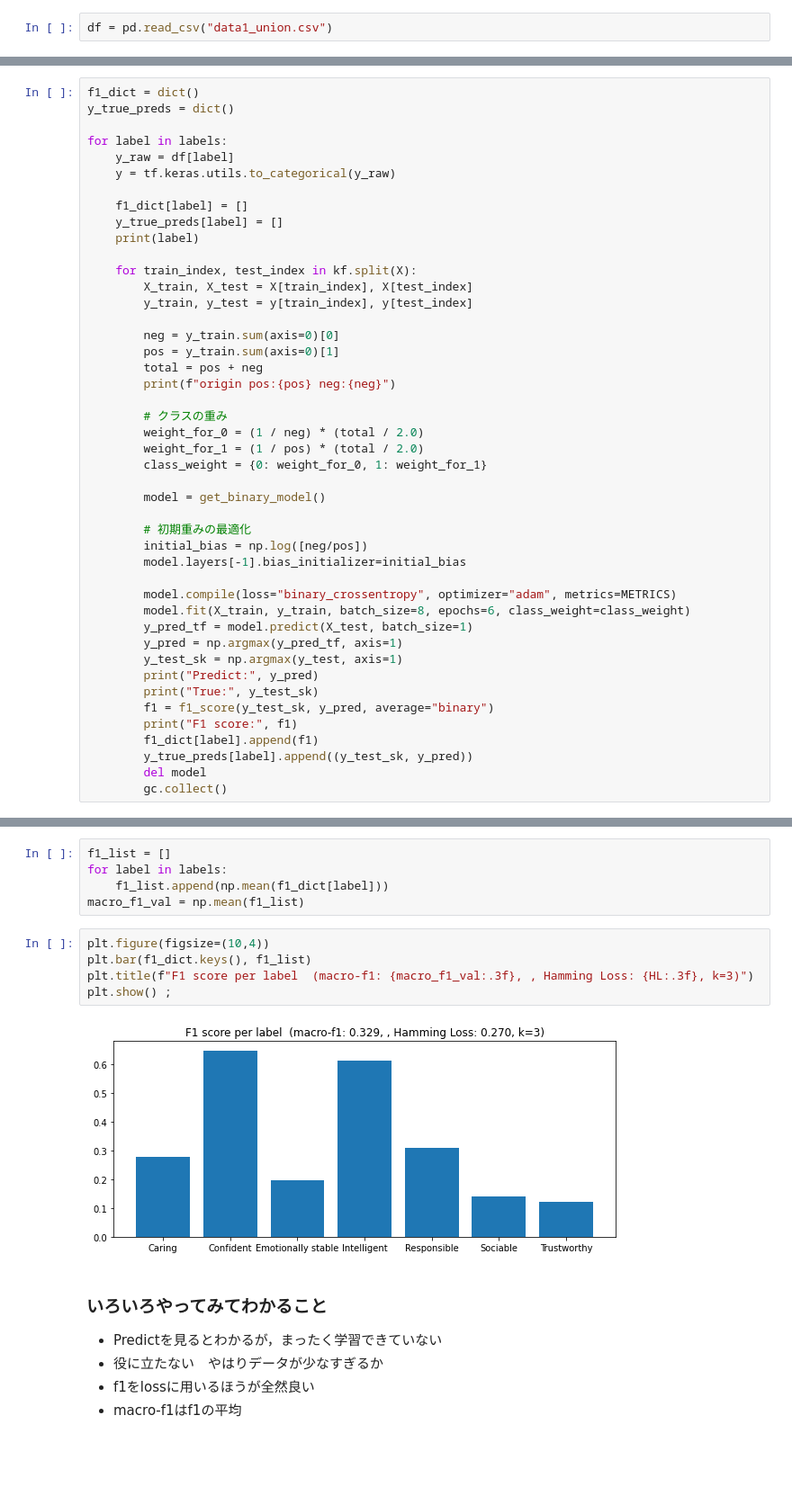
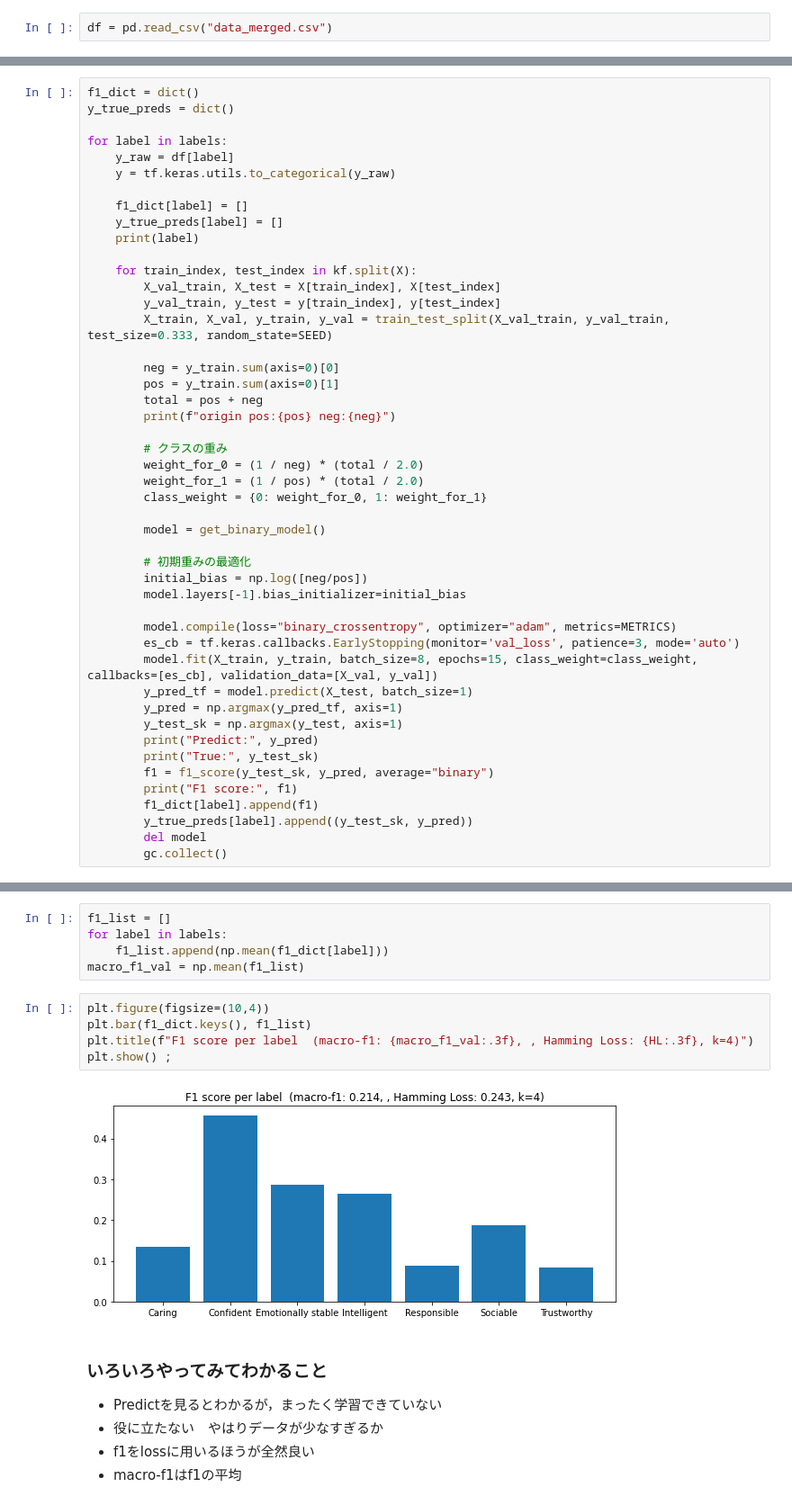
Before and after one commit to takumi1001/2022-mast-ai-experiment, a Jupyter notebook: train.ipynb, the cells around one changed output, grey strips where cells are left out. Shown: that part at 90% size. Cells and saved outputs as stored; diff of their text form; blank space fills up the shorter version.

Commit message:
Early STopping

```diff
--- a/train.ipynb
+++ b/train.ipynb
@@ -24,7 +24,7 @@ SEED = 1001
 
 - 画像サイズは224×224
 # %%
-df = pd.read_csv("data1_union.csv")
+df = pd.read_csv("data_merged.csv")
 # %%
 df
 # %% [output]
@@ -158,8 +160,9 @@ for label in labels:
     print(label)
 
     for train_index, test_index in kf.split(X):
-        X_train, X_test = X[train_index], X[test_index]
-        y_train, y_test = y[train_index], y[test_index]
+        X_val_train, X_test = X[train_index], X[test_index]
+        y_val_train, y_test = y[train_index], y[test_index]
+        X_train, X_val, y_train, y_val = train_test_split(X_val_train, y_val_train, test_size=0.333, random_state=SEED)
 
         neg = y_train.sum(axis=0)[0]
         pos = y_train.sum(axis=0)[1]
@@ -178,7 +181,8 @@ for label in labels:
         model.layers[-1].bias_initializer=initial_bias
 
         model.compile(loss="binary_crossentropy", optimizer="adam", metrics=METRICS)
-        model.fit(X_train, y_train, batch_size=8, epochs=6, class_weight=class_weight)
+        es_cb = tf.keras.callbacks.EarlyStopping(monitor='val_loss', patience=3, mode='auto')
+        model.fit(X_train, y_train, batch_size=8, epochs=15, class_weight=class_weight, callbacks=[es_cb], validation_data=[X_val, y_val])
         y_pred_tf = model.predict(X_test, batch_size=1)
         y_pred = np.argmax(y_pred_tf, axis=1)
         y_test_sk = np.argmax(y_test, axis=1)
@@ -228,10 +232,10 @@ macro_f1_val = np.mean(f1_list)
 # %%
 plt.figure(figsize=(10,4))
 plt.bar(f1_dict.keys(), f1_list)
-plt.title(f"F1 score per label  (macro-f1: {macro_f1_val:.3f}, , Hamming Loss: {HL:.3f}, k=3)")
+plt.title(f"F1 score per label  (macro-f1: {macro_f1_val:.3f}, , Hamming Loss: {HL:.3f}, k=4)")
 plt.show() ;
 # %% [output]
-[figure, old version]
+[figure, new version]
 # %% [markdown]
 ### いろいろやってみてわかること
  - Predictを見るとわかるが，まったく学習できていない
```
Also changed, not shown: parts of 17 cells of this notebook.
